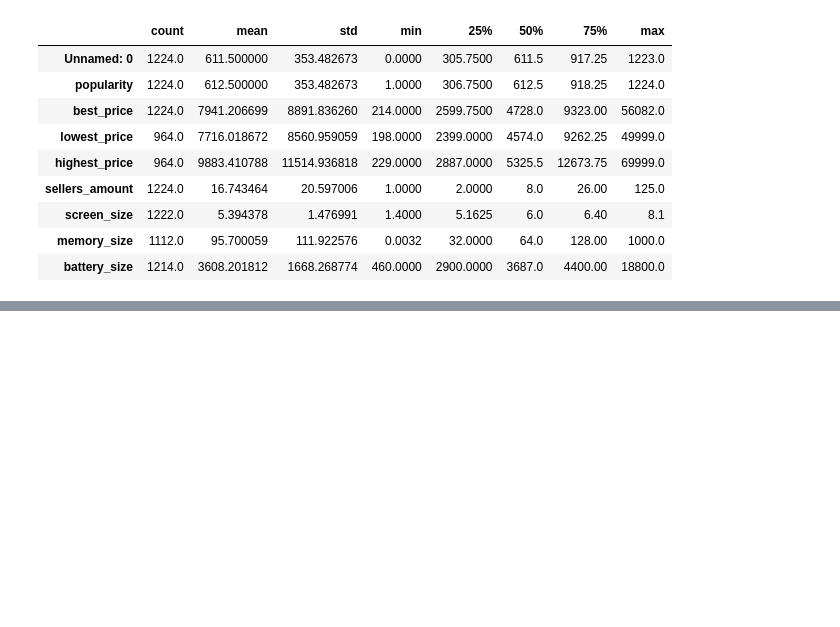
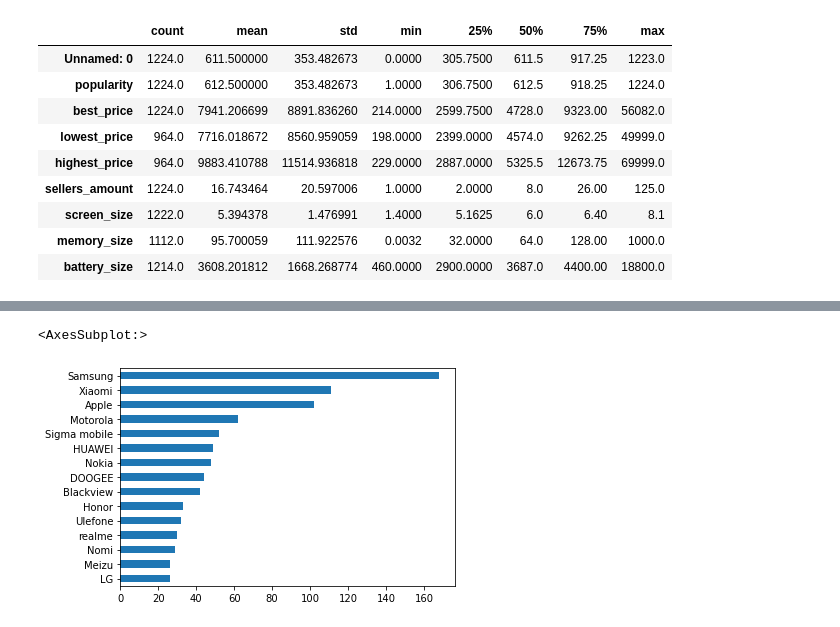
Before and after one commit to Wolfie3D/Mobile-Phones-Data, a Jupyter notebook: index.ipynb, the cells around one changed output, grey strips where cells are left out. Drawn from its saved outputs; the diff is of its cells as text; code cells hidden in the pictures; blank space fills up the shorter version.

```diff
--- a/index.ipynb
+++ b/index.ipynb
@@ -52,0 +75,5 @@ df.describe().T
+# %%
+df['brand_name'].value_counts().head(15).sort_values().plot(kind='barh')
+# %% [output]
+<AxesSubplot:>
+[figure, added]
```
Also changed, not shown: parts of 13 cells of this notebook, 1 other file.
